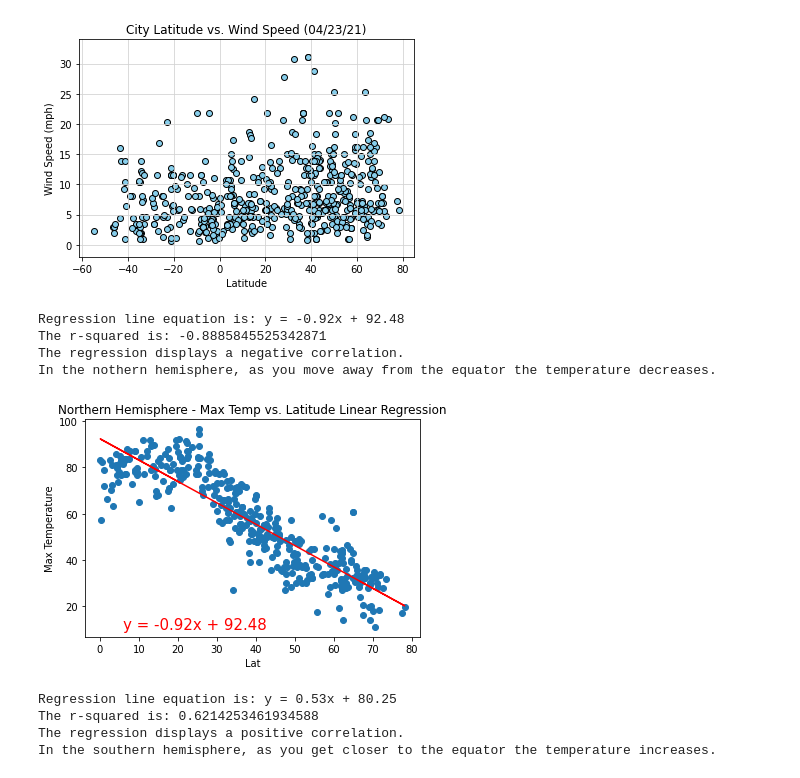
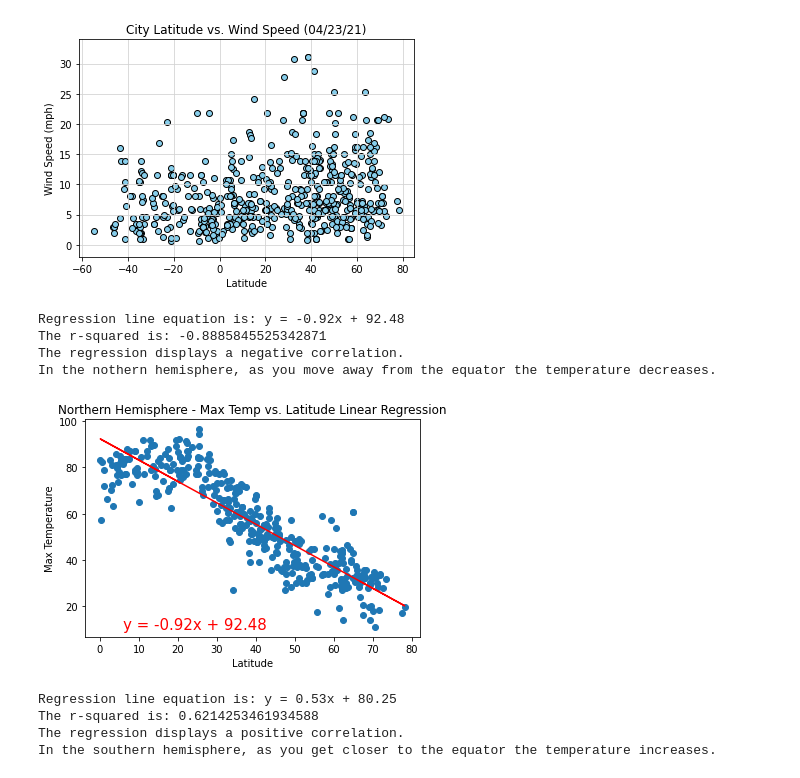
Before and after one commit to narobin83/python-api-challenge, a Jupyter notebook: WeatherPy/WeatherPy.ipynb, the cells around one changed output. Drawn from its saved outputs; the diff is of its cells as text; code cells hidden in the pictures.

```diff
--- a/WeatherPy/WeatherPy.ipynb
+++ b/WeatherPy/WeatherPy.ipynb
@@ -221,26 +221,26 @@ southern_df = weather_df.loc[pd.to_numeric(weather_df["Lat"]).astype(float) < 0,
 # %%
 x_values = pd.to_numeric(northern_df['Lat']).astype(float)
 y_values = pd.to_numeric(northern_df['Max Temp']).astype(float)
 (slope, intercept, rvalue, pvalue, stderr) = linregress(x_values, y_values)
 regress_values = x_values * slope + intercept
 line_eq = "y = " + str(round(slope,2)) + "x + " + str(round(intercept,2))
 print(f"Regression line equation is: {line_eq}")
 plt.scatter(x_values,y_values)
 plt.plot(x_values,regress_values,"r-")
 plt.annotate(line_eq,(6,10),fontsize=15,color="red")
-plt.xlabel('Lat')
+plt.xlabel('Latitude')
 plt.ylabel('Max Temperature')
 plt.title('Northern Hemisphere - Max Temp vs. Latitude Linear Regression')
 print(f"The r-squared is: {rvalue}")
 print("The regression displays a negative correlation.")
 print("In the nothern hemisphere, as you move away from the equator the temperature decreases.")
 plt.show()
 # %% [output]
 Regression line equation is: y = -0.92x + 92.48
 The r-squared is: -0.8885845525342871
 The regression displays a negative correlation.
 In the nothern hemisphere, as you move away from the equator the temperature decreases.
-[figure, old version]
+[figure, new version]
 # %%
 x_values = pd.to_numeric(southern_df['Lat']).astype(float)
 y_values = pd.to_numeric(southern_df['Max Temp']).astype(float)
```
Also changed, not shown: parts of 6 cells of this notebook.
